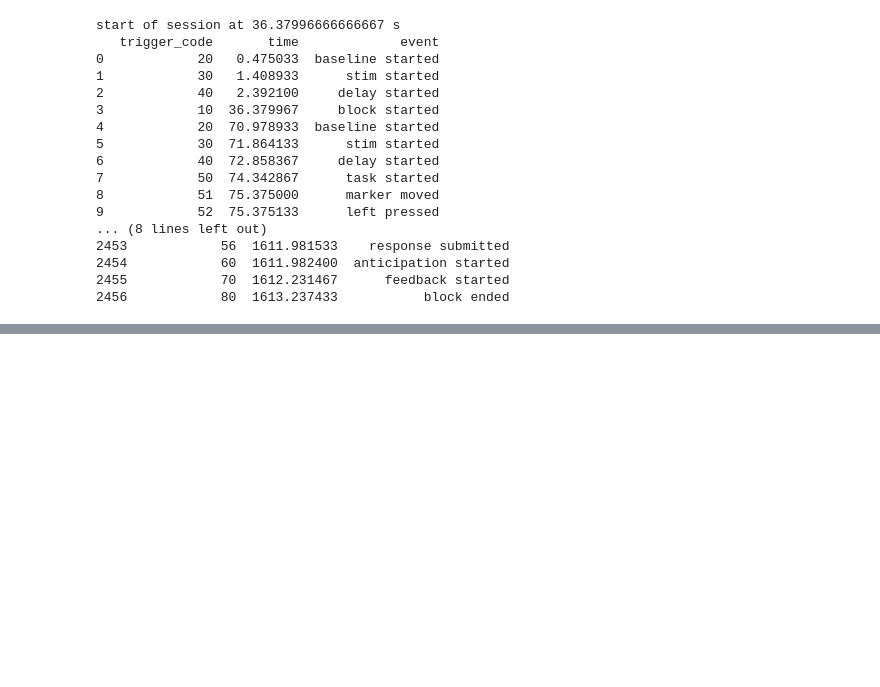
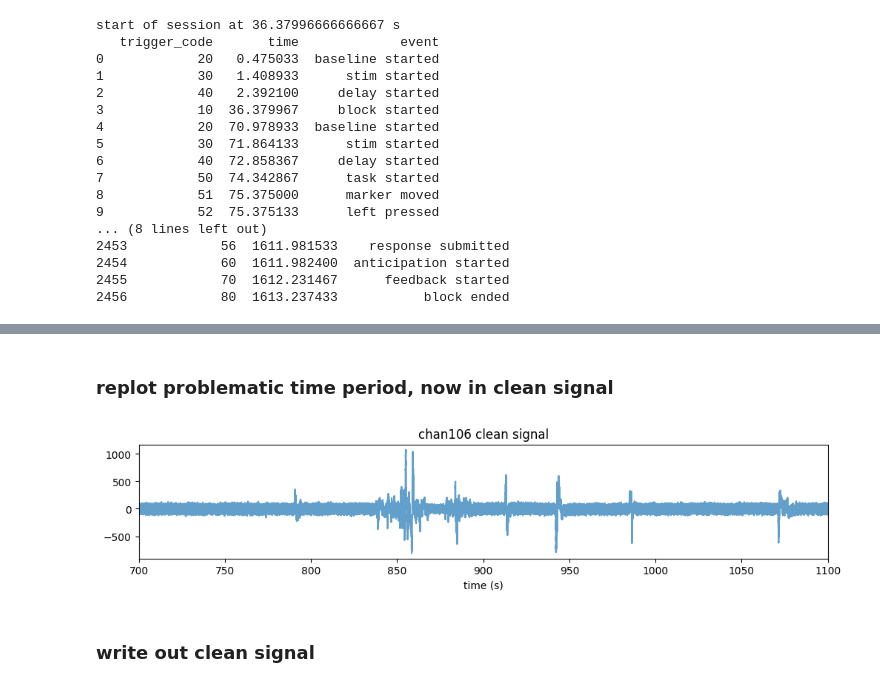
Before and after one commit to siyer7/asymmetry_design, a Jupyter notebook: code/python/neur_clean_artifact.ipynb, the cells around one changed output, grey strips where cells are left out. Saved outputs shown, nothing was run; the diff lists cells and outputs as text; code cells hidden in the pictures; blank space fills up the shorter version.

```diff
--- a/code/python/neur_clean_artifact.ipynb
+++ b/code/python/neur_clean_artifact.ipynb
@@ -309,0 +190,21 @@ print(f"Written to {out_path}.ns6")
+# %% [markdown]
+### replot problematic time period, now in clean signal
+# %%
+# determine time window to plot
+# 0, 500; 700, 1100; 0, sig_dur; 1500, sig_dur
+start_time, end_time = 700, 1100 # seconds
+start_sampl, end_sampl = int(start_time*sig_freq), int(end_time*sig_freq)
+samples_in_secs = np.arange(start_sampl, end_sampl) / sig_freq
+
+every_nth = 100  # for plotting
+plt.figure(figsize=(12,2))
+plt.plot(samples_in_secs[::every_nth],
+         clean_sig[start_sampl:end_sampl][::every_nth],alpha=0.7)
+plt.xlim(start_time, end_time)
+plt.title(f'chan{chanID} clean signal')
+plt.xlabel('time (s)')
+plt.show()
+# %% [output]
+[figure, added]
+# %% [markdown]
+### write out clean signal
```
Also changed, not shown: parts of 26 cells of this notebook, 3 other files.
